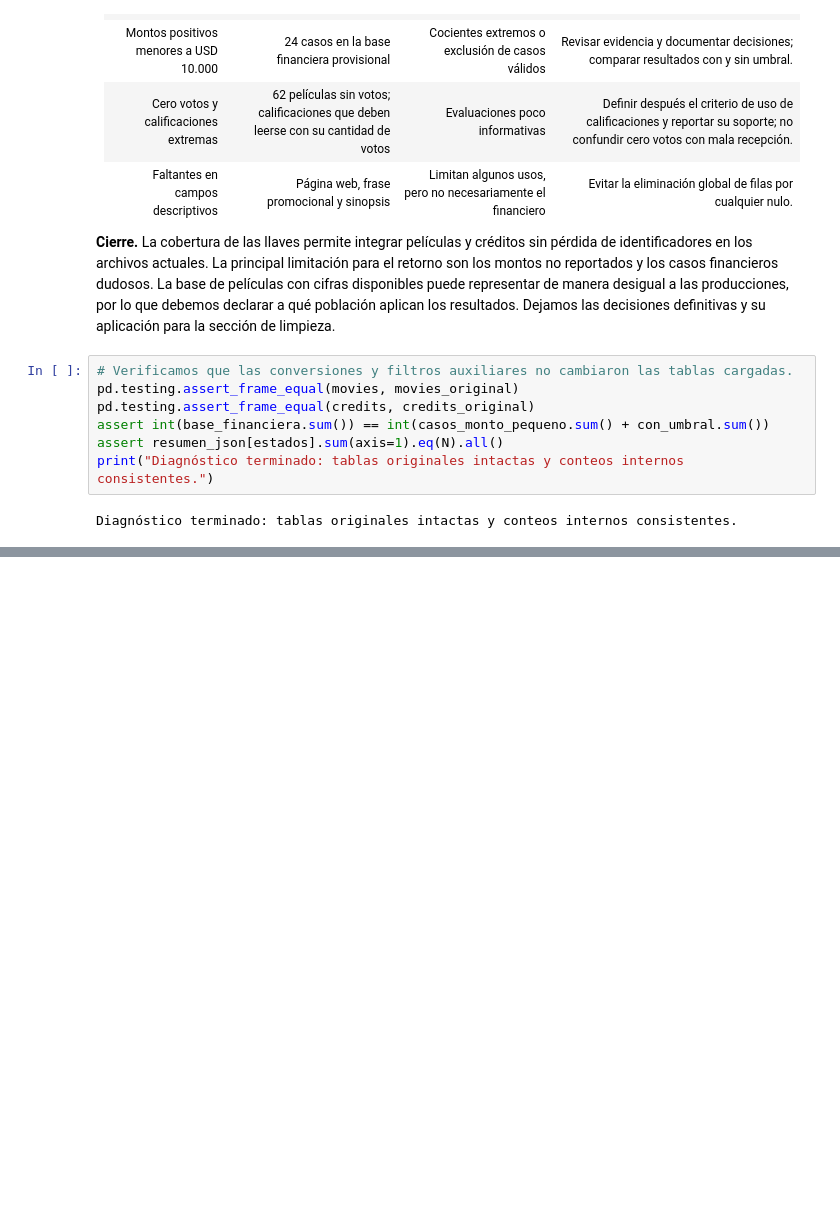
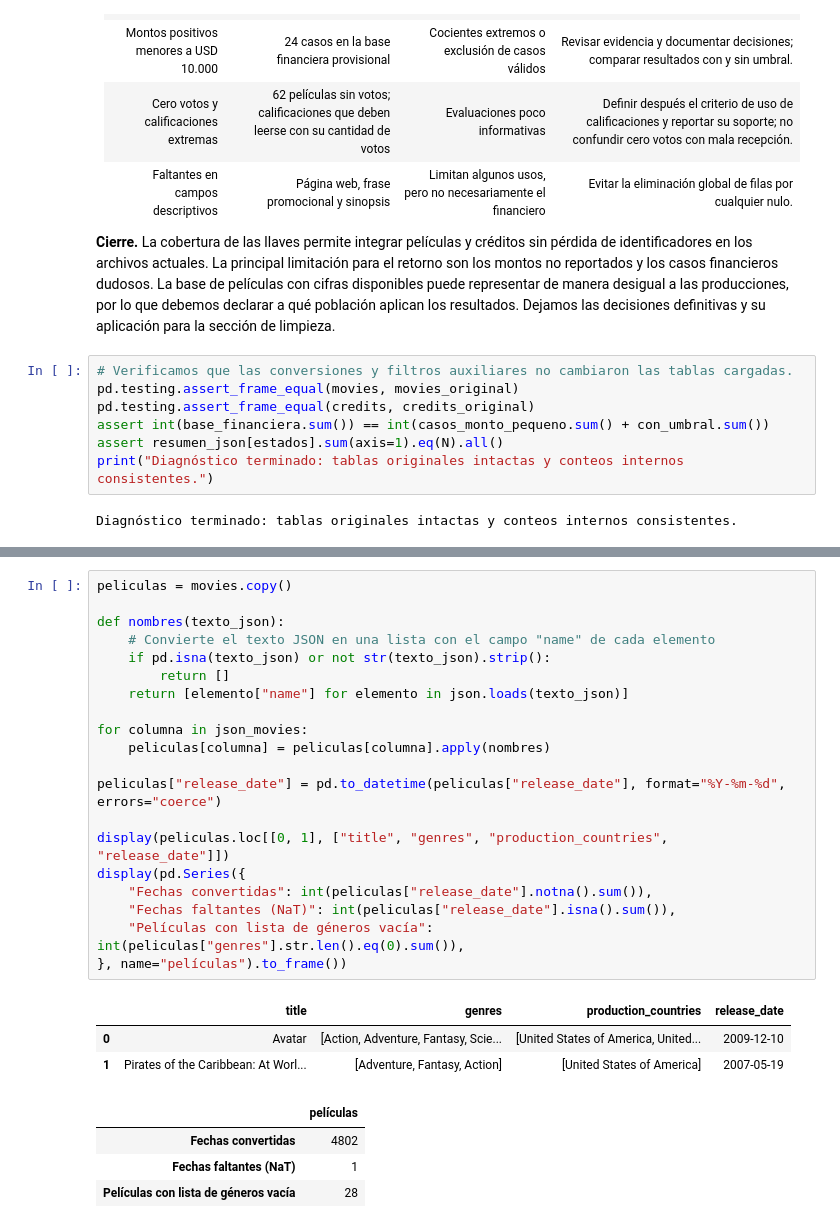
Before and after one commit to JulianHZ711/analisis-datos-evento-3, a Jupyter notebook: notebooks/02_preparacion_modelado.ipynb, the cells around one changed output, grey strips where cells are left out. Saved outputs shown, nothing was run; the diff lists cells and outputs as text; blank space fills up the shorter version.

```diff
--- a/notebooks/02_preparacion_modelado.ipynb
+++ b/notebooks/02_preparacion_modelado.ipynb
@@ -607,0 +620,28 @@ Diagnóstico terminado: tablas originales intactas y conteos internos consistent
+# %%
+peliculas = movies.copy()
+
+def nombres(texto_json):
+    # Convierte el texto JSON en una lista con el campo "name" de cada elemento
+    if pd.isna(texto_json) or not str(texto_json).strip():
+        return []
+    return [elemento["name"] for elemento in json.loads(texto_json)]
+
+for columna in json_movies:
+    peliculas[columna] = peliculas[columna].apply(nombres)
+
+peliculas["release_date"] = pd.to_datetime(peliculas["release_date"], format="%Y-%m-%d", errors="coerce")
+
+display(peliculas.loc[[0, 1], ["title", "genres", "production_countries", "release_date"]])
+display(pd.Series({
+    "Fechas convertidas": int(peliculas["release_date"].notna().sum()),
+    "Fechas faltantes (NaT)": int(peliculas["release_date"].isna().sum()),
+    "Películas con lista de géneros vacía": int(peliculas["genres"].str.len().eq(0).sum()),
+}, name="películas").to_frame())
+# %% [output]
+|  | title | genres | production_countries | release_date |
+| 0 | Avatar | [Action, Adventure, Fantasy, Scie... | [United States of America, United... | 2009-12-10 |
+| 1 | Pirates of the Caribbean: At Worl... | [Adventure, Fantasy, Action] | [United States of America] | 2007-05-19 |
+|  | películas |
+| Fechas convertidas | 4802 |
+| Fechas faltantes (NaT) | 1 |
+| Películas con lista de géneros vacía | 28 |
```
Also changed, not shown: parts of 15 cells of this notebook, 1 other file.
